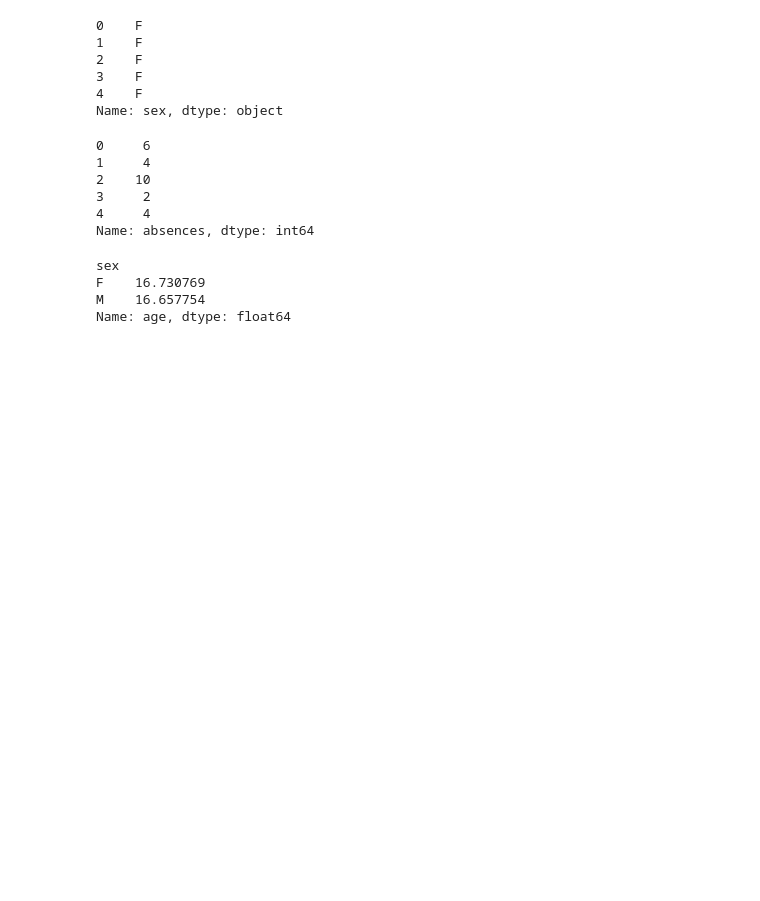
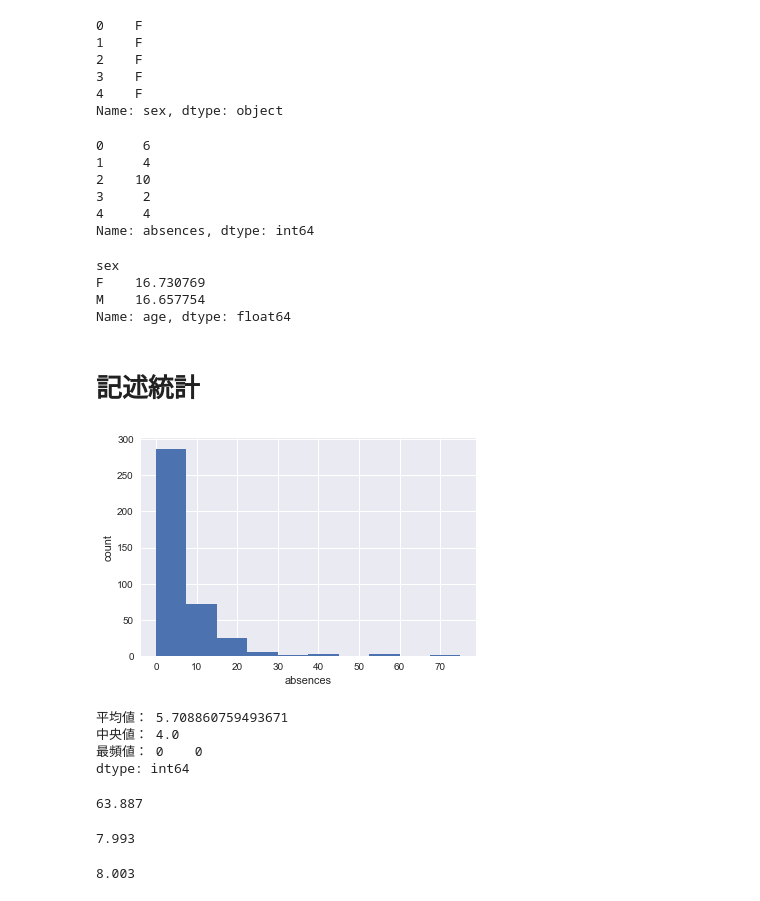
Before and after one commit to HidehikoMURAO/Data-Scientist-Training-Course, a Jupyter notebook: Chapter 3.ipynb, the cells around one changed output. Saved outputs shown, nothing was run; the diff lists cells and outputs as text; code cells hidden in the pictures; blank space fills up the shorter version.

```diff
--- a/Chapter 3.ipynb
+++ b/Chapter 3.ipynb
@@ -122,3 +122,45 @@ sex
 F    16.730769
 M    16.657754
 Name: age, dtype: float64
+# %% [markdown]
+# 記述統計
+# %%
+# histogram, データの指定
+plt.hist(student_data_math['absences'])
+
+# x軸とy軸のそれぞれのラベル
+plt.xlabel('absences')
+plt.ylabel('count')
+
+# グリッドをつける
+plt.grid(True)
+# %% [output]
+[figure, added]
+# %%
+# 平均値
+print('平均値：', student_data_math['absences'].mean())
+
+# 中央値：中央値でデータを分けると中央値の前後でデータ数が同じになる（データの真ん中の値），外れ値の値に影響を受けにくい
+print('中央値：', student_data_math['absences'].median())
+
+# 最頻値：最も頻度が多い値
+print('最頻値：', student_data_math['absences'].mode())
+# %% [output]
+平均値： 5.708860759493671
+中央値： 4.0
+最頻値： 0    0
+dtype: int64
+# %%
+# 分散
+student_data_math['absences'].var(ddof = 0)
+# %% [output]
+63.887
+# %%
+# 標準偏差　σ
+student_data_math['absences'].std(ddof = 0)
+# %% [output]
+7.993
+# %%
+np.sqrt(student_data_math['absences'].var())
+# %% [output]
+8.003
```
Also changed, not shown: parts of 16 cells of this notebook.
